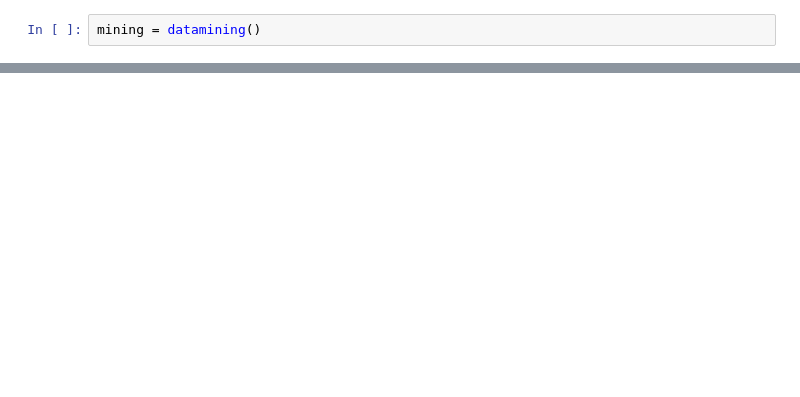
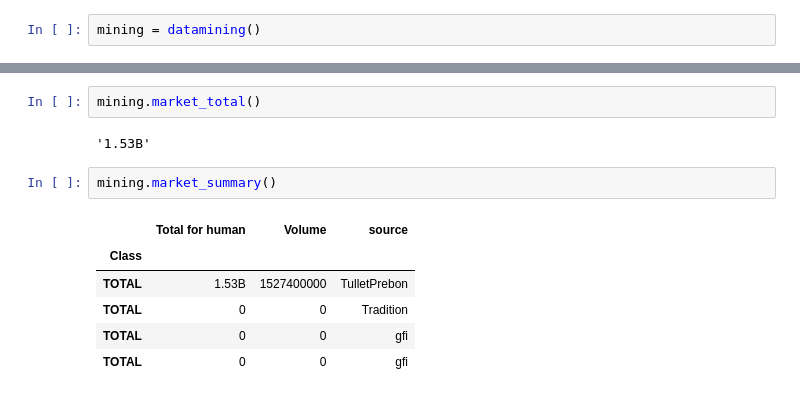
Before and after one commit to cleitonsouza01/ndfutil, a Jupyter notebook: today-backup.ipynb, the cells around one changed output, grey strips where cells are left out. Drawn from its saved outputs; the diff is of its cells as text; blank space fills up the shorter version.

Commit message:
Fix none returns to summary result

```diff
--- a/today-backup.ipynb
+++ b/today-backup.ipynb
@@ -133,3 +105,16 @@ plt.savefig('pie.png', dpi=fig.dpi, bbox_inches='tight')
+# %%
+mining.market_total()
+# %% [output]
+'1.53B'
+# %%
+mining.market_summary()
+# %% [output]
+|  | Total for human | Volume | source |
+| Class |  |  |  |
+| TOTAL | 1.53B | 1527400000 | TulletPrebon |
+| TOTAL | 0 | 0 | Tradition |
+| TOTAL | 0 | 0 | gfi |
+| TOTAL | 0 | 0 | gfi |
 # %%
 mining.generate_chart()
 # %% [output]
```
Also changed, not shown: parts of 19 cells of this notebook, 1 other file.
